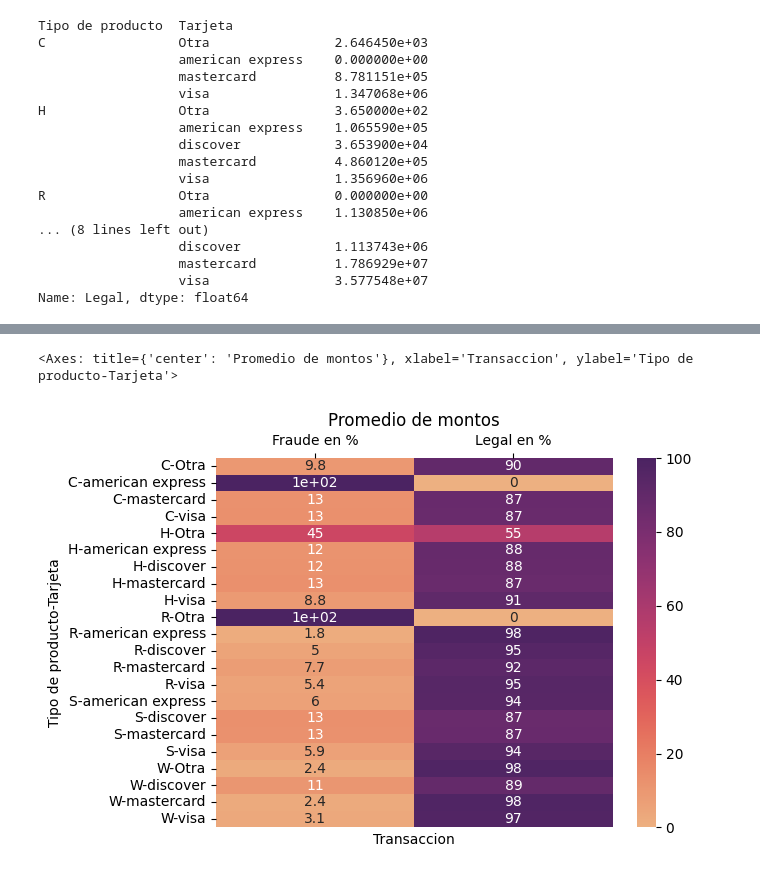
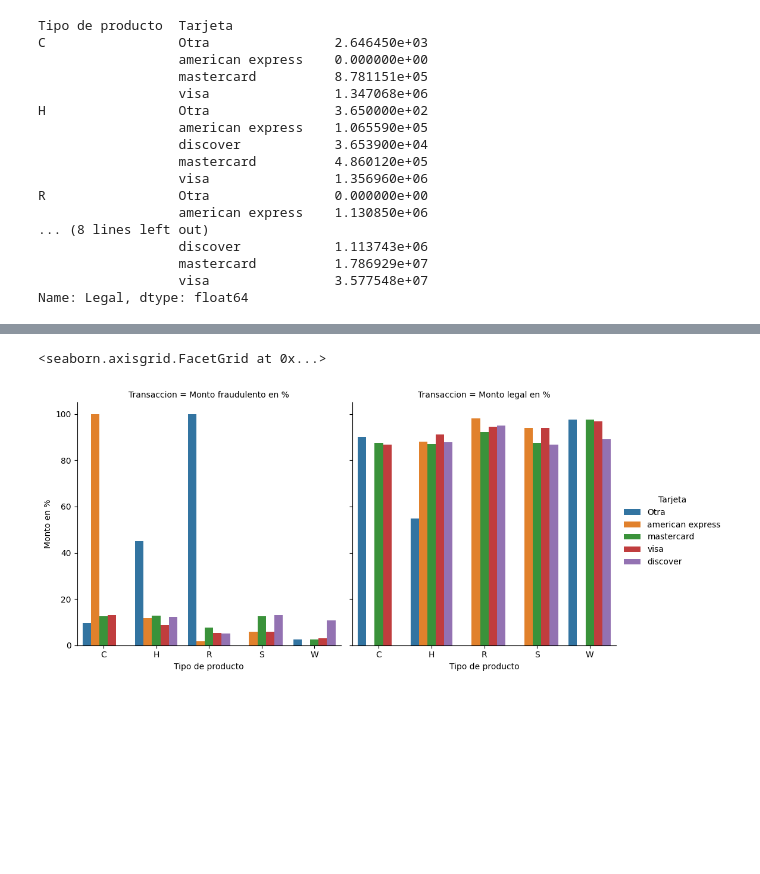
Before and after one commit to Brucejr09/Org-de-Datos-106828, a Jupyter notebook: visualizaciones/visualizacion_a_eleccion.ipynb, the cells around one changed output, grey strips where cells are left out. Cells and saved outputs as stored; diff of their text form; code cells hidden in the pictures; blank space fills up the shorter version.

Commit message:
Agrego titulos, manejo de datos NaN y utilizo catplot en la visualizacion a eleccion ya que no puedo repetir los plot

```diff
--- a/visualizaciones/visualizacion_a_eleccion.ipynb
+++ b/visualizaciones/visualizacion_a_eleccion.ipynb
@@ -19,9 +22,9 @@ analisis = analisis.fillna(0)
 # %%
 analisis = analisis.T
 # %%
-analisis["Fraude en %"] = round(analisis.Fraude * 100 / (analisis.Fraude + analisis.Legal), 2)
+analisis["Monto fraudulento en %"] = round(analisis.Fraude * 100 / (analisis.Fraude + analisis.Legal), 2)
 # %%
-analisis["Legal en %"] = round(analisis.Legal * 100 / (analisis.Fraude + analisis.Legal), 2)
+analisis["Monto legal en %"] = round(analisis.Legal * 100 / (analisis.Fraude + analisis.Legal), 2)
 # %%
 analisis.pop("Fraude")
 # %% [output]
@@ -86,5 +68,9 @@ analisis
-# %%
-heatmap_plot(analisis)
-# %% [output]
-<Axes: title={'center': 'Promedio de montos'}, xlabel='Transaccion', ylabel='Tipo de producto-Tarjeta'>
-[figure, removed]
+# %%
+analisis = analisis.T.unstack().reset_index()
+# %%
+analisis = analisis.rename(columns={0:"Monto en %"})
+# %%
+catplot(data=analisis, x="Tipo de producto", y="Monto en %", col="Transaccion", kind="bar", hue="Tarjeta")
+# %% [output]
+<seaborn.axisgrid.FacetGrid at 0x...>
+[figure, added]
```
Also changed, not shown: parts of 3 cells of this notebook, 11 other files.
